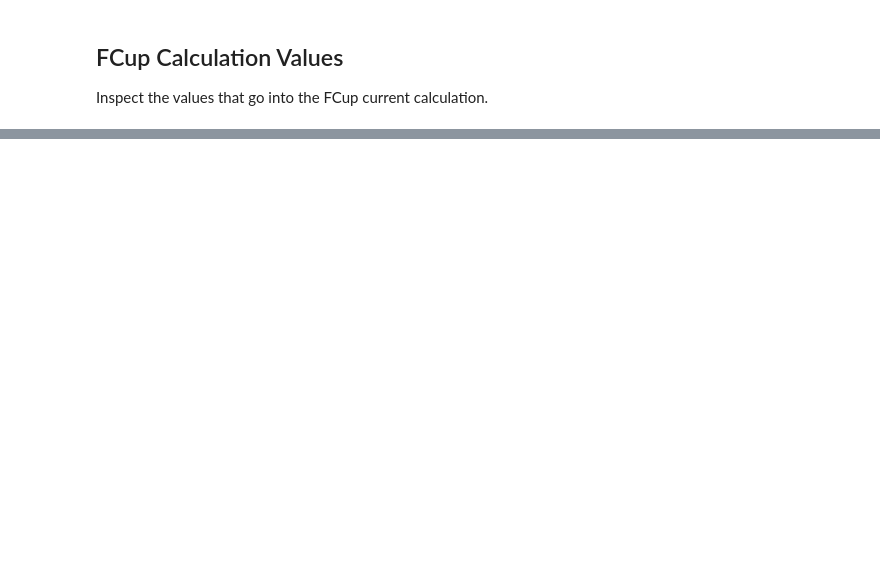
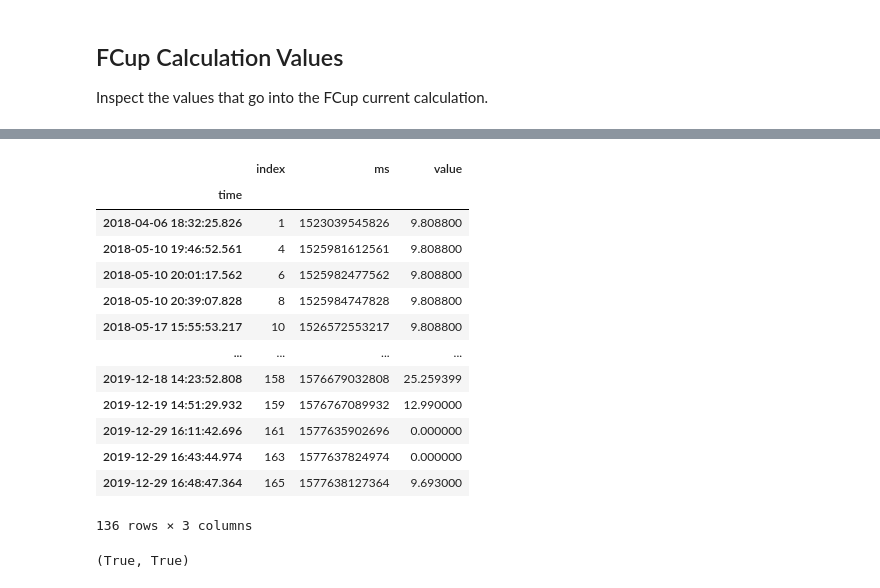
Before and after one commit to mholtrop/RunData, a Jupyter notebook: RGA_Data_checker.ipynb, the cells around one changed output, grey strips where cells are left out. Saved outputs shown, nothing was run; the diff lists cells and outputs as text; code cells hidden in the pictures; blank space fills up the shorter version.

```diff
--- a/RGA_Data_checker.ipynb
+++ b/RGA_Data_checker.ipynb
@@ -144,0 +200,21 @@ fig.show()
+# %%
+beam_stop_atten_time
+# %% [output]
+|  | index | ms | value |
+| time |  |  |  |
+| 2018-04-06 18:32:25.826 | 1 | 1523039545826 | 9.808800 |
+| 2018-05-10 19:46:52.561 | 4 | 1525981612561 | 9.808800 |
+| 2018-05-10 20:01:17.562 | 6 | 1525982477562 | 9.808800 |
+| 2018-05-10 20:39:07.828 | 8 | 1525984747828 | 9.808800 |
+| 2018-05-17 15:55:53.217 | 10 | 1526572553217 | 9.808800 |
+| ... | ... | ... | ... |
+| 2019-12-18 14:23:52.808 | 158 | 1576679032808 | 25.259399 |
+| 2019-12-19 14:51:29.932 | 159 | 1576767089932 | 12.990000 |
+| 2019-12-29 16:11:42.696 | 161 | 1577635902696 | 0.000000 |
+| 2019-12-29 16:43:44.974 | 163 | 1577637824974 | 0.000000 |
+| 2019-12-29 16:48:47.364 | 165 | 1577638127364 | 9.693000 |
+136 rows × 3 columns
+# %%
+'beam_stop_atten_time' in globals(), 'beam_stop_atten_time' in locals()
+# %% [output]
+(True, True)
```
Also changed, not shown: parts of 15 cells of this notebook.
